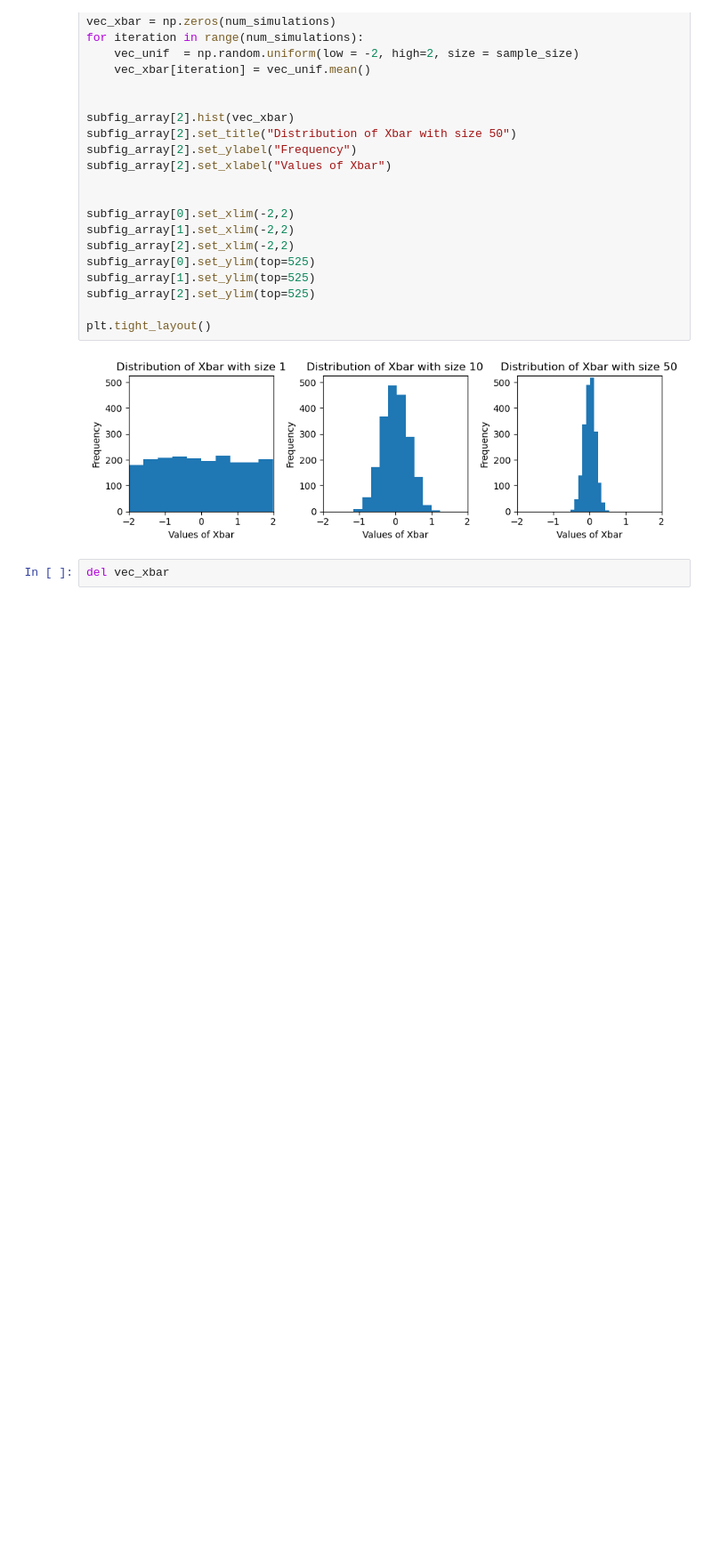
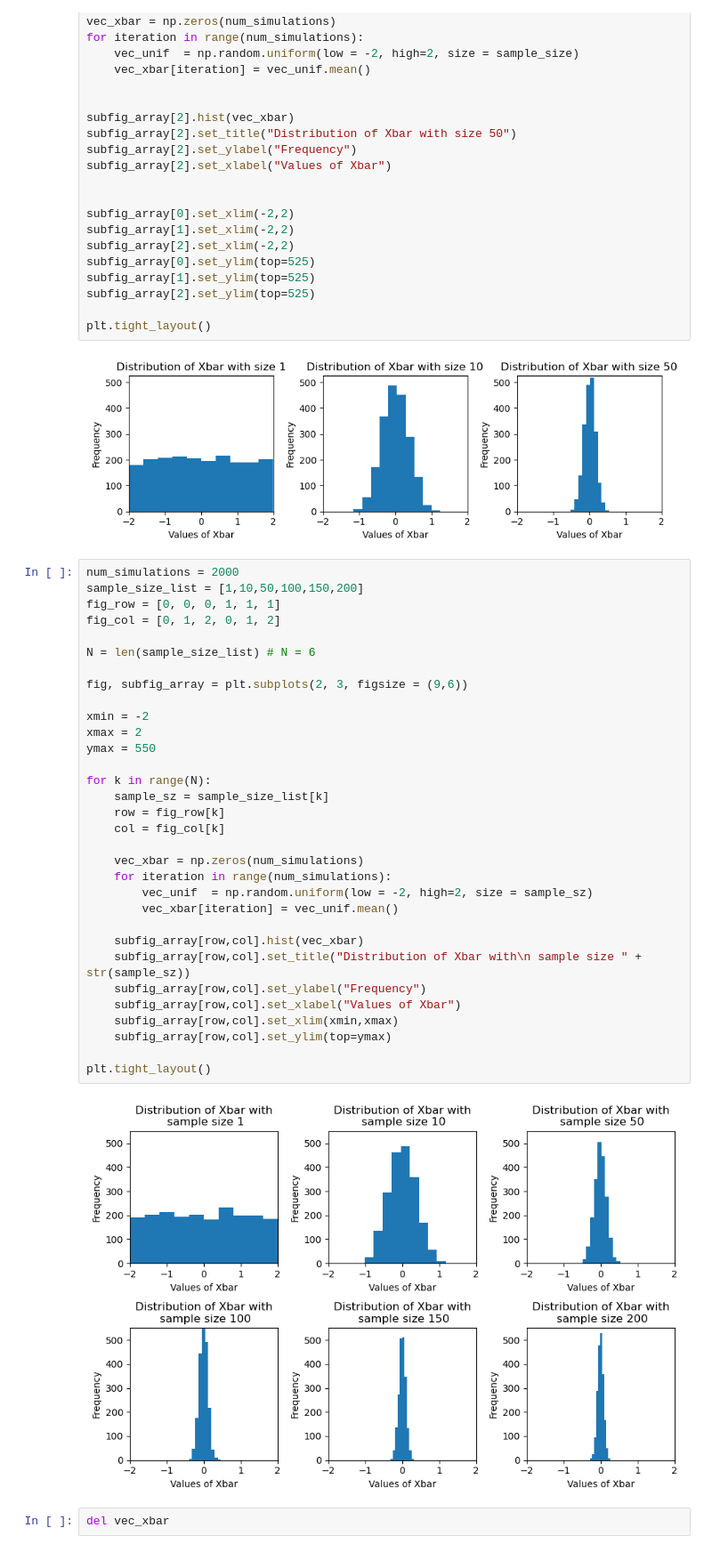
Before and after one commit to michelle1002/datasci151spring2026, a Jupyter notebook: MasterDoc/MasterDocument.ipynb, the cells around one changed output. Shown at 89% size. Drawn from its saved outputs; the diff is of its cells as text; blank space fills up the shorter version.

```diff
--- a/MasterDoc/MasterDocument.ipynb
+++ b/MasterDoc/MasterDocument.ipynb
@@ -1851,6 +1851,40 @@ subfig_array[2].set_ylim(top=525)
 plt.tight_layout()
 # %% [output]
 [figure]
+# %%
+num_simulations = 2000
+sample_size_list = [1,10,50,100,150,200]
+fig_row = [0, 0, 0, 1, 1, 1]
+fig_col = [0, 1, 2, 0, 1, 2]
+
+N = len(sample_size_list) # N = 6
+
+fig, subfig_array = plt.subplots(2, 3, figsize = (9,6))
+
+xmin = -2
+xmax = 2
+ymax = 550
+
+for k in range(N):
+    sample_sz = sample_size_list[k]
+    row = fig_row[k]
+    col = fig_col[k]
+
+    vec_xbar = np.zeros(num_simulations)
+    for iteration in range(num_simulations):
+        vec_unif  = np.random.uniform(low = -2, high=2, size = sample_sz)
+        vec_xbar[iteration] = vec_unif.mean()
+
+    subfig_array[row,col].hist(vec_xbar)
+    subfig_array[row,col].set_title("Distribution of Xbar with\n sample size " + str(sample_sz))
+    subfig_array[row,col].set_ylabel("Frequency")
+    subfig_array[row,col].set_xlabel("Values of Xbar")
+    subfig_array[row,col].set_xlim(xmin,xmax)
+    subfig_array[row,col].set_ylim(top=ymax)
+
+plt.tight_layout()
+# %% [output]
+[figure, added]
 # %%
 del vec_xbar
 # %%
```
Also changed, not shown: parts of 21 cells of this notebook, 4 other files.
